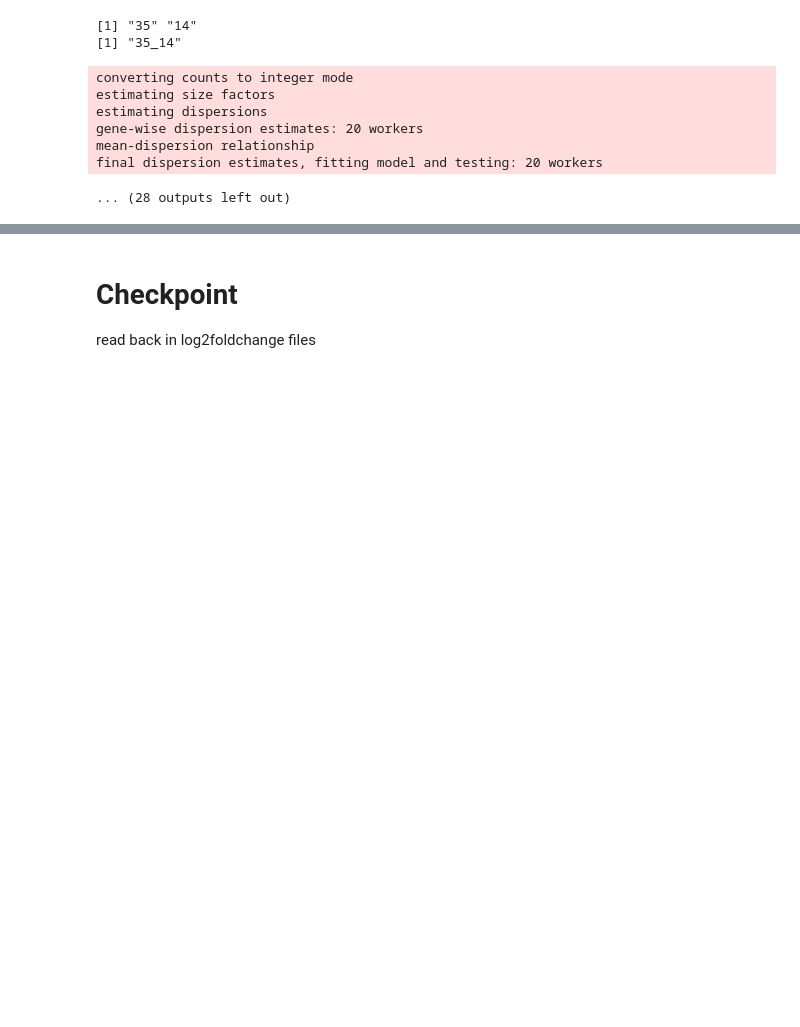
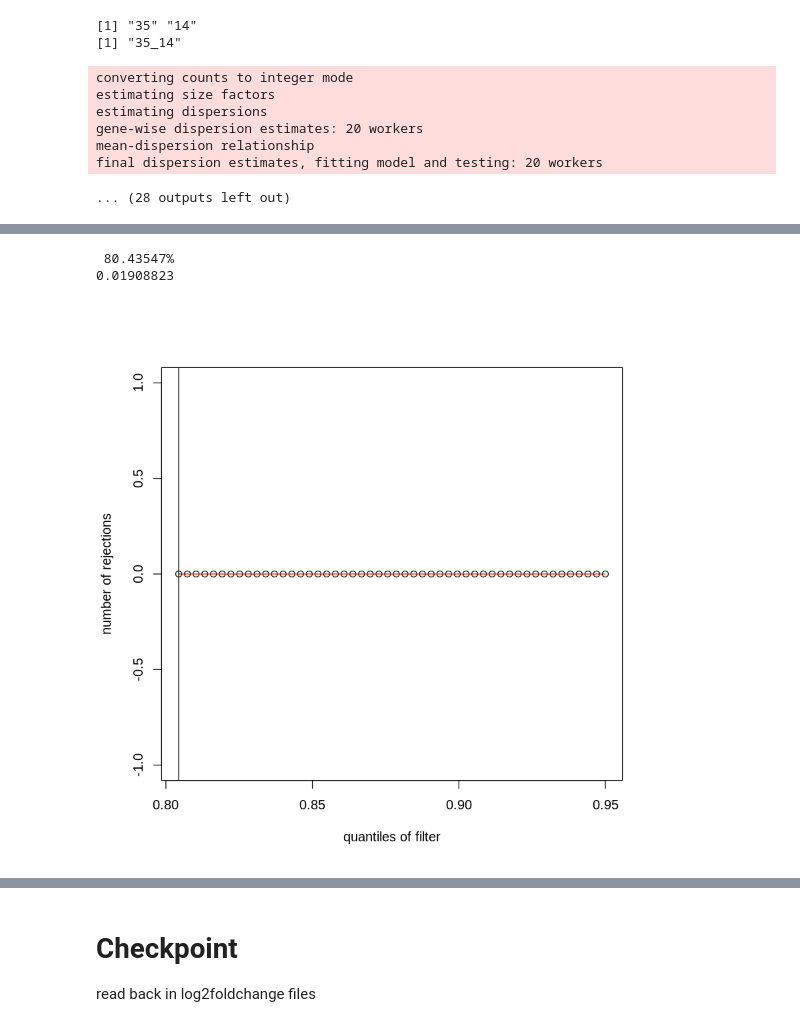
Before and after one commit to bdemmett/Hyphosphere, a Jupyter notebook: notebooks/MiSeqRuns/8-3EXP_DESeq2.ipynb, the cells around one changed output, grey strips where cells are left out. Cells and saved outputs as stored; diff of their text form; code cells hidden in the pictures; blank space fills up the shorter version.

```diff
--- a/notebooks/MiSeqRuns/8-3EXP_DESeq2.ipynb
+++ b/notebooks/MiSeqRuns/8-3EXP_DESeq2.ipynb
@@ -708,0 +738,39 @@ write.table(out, file = outfile, row.names = FALSE, sep = '\t')
+# %%
+sample_data(tmp)$SoilxFungus = paste(sample_data(tmp)$Soil, sample_data(tmp)$Fungus, sep = '-')
+sample_data(tmp)$Rep = factor(sample_data(tmp)$Rep)
+sample_data(tmp)$DAI = factor(sample_data(tmp)$DAI)
+df.l2fc = NULL
+
+SoilFungusList = c("Lansing-Gv", "Lansing-RI", "Florence-Gv")
+
+
+
+
+    for (i in SoilFungusList) {
+            print(i)
+
+    phy = subset_samples(tmp, SoilxFungus == i)
+                numerator = "HP"
+                denom<- "HN"
+                print(paste(numerator, denom, sep = "_"))
+                #make DESeq object
+                diagdds = phyloseq_to_deseq2(phy, ~ Rep + Treatment)
+                diagdds = DESeq(diagdds, fitType="local", parallel = TRUE)
+#               for (k in (j+1):length(GenoList)) { # k = index of 2nd genotype
+#                 geno2<-GenoList[k]
+#               #  print(paste0(geno1,".",geno2)) # debugging line to make sure all pairwise comparisons are represented
+           # get log2 fold change between this pair of genotypes
+              r =  results(diagdds,contrast=c('Treatment',numerator,denom),parallel=TRUE, independentFiltering = TRUE) %>% as.data.frame %>%
+                    mutate(OTU=row.names(.),Subset = i, SampleType = "CH", Term='Treatment',Contrast=paste0(numerator,'_',denom))
+             df.l2fc = rbind(df.l2fc, r)
+            }
+
+
+
+
+
+df.l2fc.Exp2.treatment = df.l2fc
+# #cleanup
+diagdds = NULL
+df.l2fc = NULL
+r = NULL
@@ -708,0 +858,13 @@ write.table(out, file = outfile, row.names = FALSE, sep = '\t')
+# %%
+metadata(r)$filterThreshold
+# %% [output]
+ 80.43547%
+0.01908823
+# %%
+plot(metadata(r)$filterNumRej,
+     type="b", ylab="number of rejections",
+     xlab="quantiles of filter")
+lines(metadata(r)$lo.fit, col="red")
+abline(v=metadata(r)$filterTheta)
+# %% [output]
+[figure, added]
```
Also changed, not shown: parts of 28 cells of this notebook, 1 other file.
